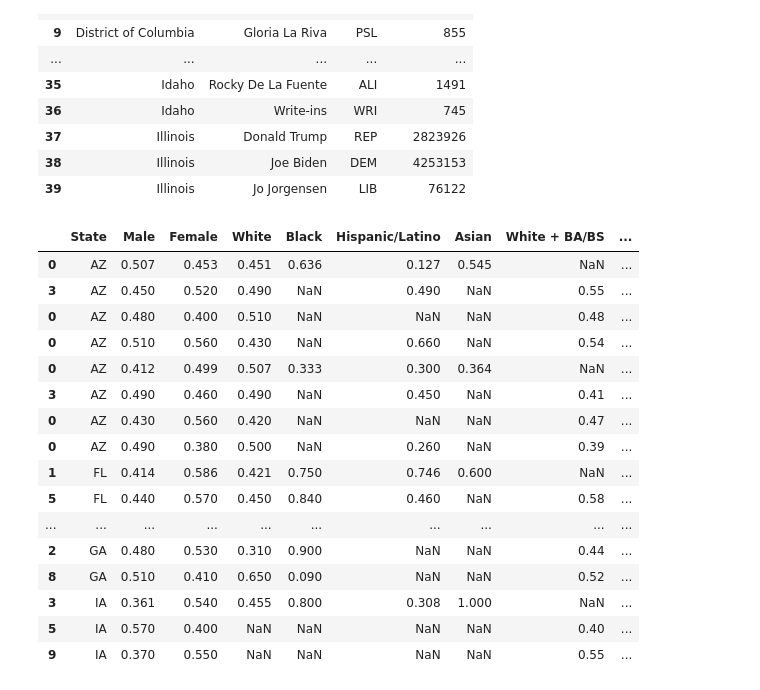
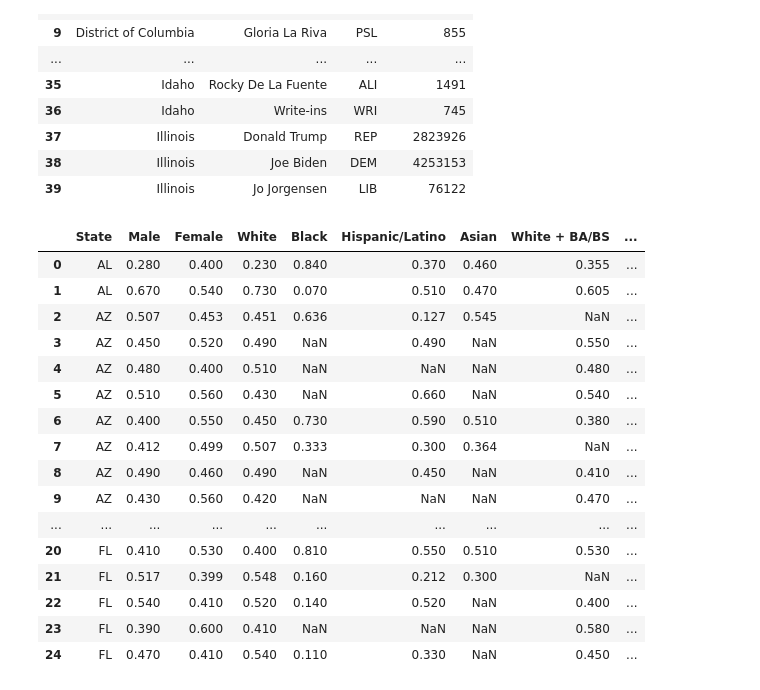
Before and after one commit to jakeypakey/ECE143, a Jupyter notebook: 2020 Election Analysis.ipynb, the cells around one changed output. Cells and saved outputs as stored; diff of their text form; code cells hidden in the pictures.

Commit message:
pre-election polls in one df

```diff
--- a/2020 Election Analysis.ipynb
+++ b/2020 Election Analysis.ipynb
@@ -44,22 +44,22 @@ stateTotalsThird.head(40)
 | 38 | Illinois | Joe Biden | DEM | 4253153 |
 | 39 | Illinois | Jo Jorgensen | LIB | 76122 |
 # %%
-processing.readPolls().head(25)
+processing.readPreElectionPolls().head(25)
 # %% [output]
 |  | State | Male | Female | White | Black | Hispanic/Latino | Asian | White + BA/BS | ... |
-| 0 | AZ | 0.507 | 0.453 | 0.451 | 0.636 | 0.127 | 0.545 | NaN | ... |
-| 3 | AZ | 0.450 | 0.520 | 0.490 | NaN | 0.490 | NaN | 0.55 | ... |
-| 0 | AZ | 0.480 | 0.400 | 0.510 | NaN | NaN | NaN | 0.48 | ... |
-| 0 | AZ | 0.510 | 0.560 | 0.430 | NaN | 0.660 | NaN | 0.54 | ... |
-| 0 | AZ | 0.412 | 0.499 | 0.507 | 0.333 | 0.300 | 0.364 | NaN | ... |
-| 3 | AZ | 0.490 | 0.460 | 0.490 | NaN | 0.450 | NaN | 0.41 | ... |
-| 0 | AZ | 0.430 | 0.560 | 0.420 | NaN | NaN | NaN | 0.47 | ... |
-| 0 | AZ | 0.490 | 0.380 | 0.500 | NaN | 0.260 | NaN | 0.39 | ... |
-| 1 | FL | 0.414 | 0.586 | 0.421 | 0.750 | 0.746 | 0.600 | NaN | ... |
-| 5 | FL | 0.440 | 0.570 | 0.450 | 0.840 | 0.460 | NaN | 0.58 | ... |
+| 0 | AL | 0.280 | 0.400 | 0.230 | 0.840 | 0.370 | 0.460 | 0.355 | ... |
+| 1 | AL | 0.670 | 0.540 | 0.730 | 0.070 | 0.510 | 0.470 | 0.605 | ... |
+| 2 | AZ | 0.507 | 0.453 | 0.451 | 0.636 | 0.127 | 0.545 | NaN | ... |
+| 3 | AZ | 0.450 | 0.520 | 0.490 | NaN | 0.490 | NaN | 0.550 | ... |
+| 4 | AZ | 0.480 | 0.400 | 0.510 | NaN | NaN | NaN | 0.480 | ... |
+| 5 | AZ | 0.510 | 0.560 | 0.430 | NaN | 0.660 | NaN | 0.540 | ... |
+| 6 | AZ | 0.400 | 0.550 | 0.450 | 0.730 | 0.590 | 0.510 | 0.380 | ... |
+| 7 | AZ | 0.412 | 0.499 | 0.507 | 0.333 | 0.300 | 0.364 | NaN | ... |
+| 8 | AZ | 0.490 | 0.460 | 0.490 | NaN | 0.450 | NaN | 0.410 | ... |
+| 9 | AZ | 0.430 | 0.560 | 0.420 | NaN | NaN | NaN | 0.470 | ... |
 | ... | ... | ... | ... | ... | ... | ... | ... | ... | ... |
-| 2 | GA | 0.480 | 0.530 | 0.310 | 0.900 | NaN | NaN | 0.44 | ... |
-| 8 | GA | 0.510 | 0.410 | 0.650 | 0.090 | NaN | NaN | 0.52 | ... |
-| 3 | IA | 0.361 | 0.540 | 0.455 | 0.800 | 0.308 | 1.000 | NaN | ... |
-| 5 | IA | 0.570 | 0.400 | NaN | NaN | NaN | NaN | 0.40 | ... |
-| 9 | IA | 0.370 | 0.550 | NaN | NaN | NaN | NaN | 0.55 | ... |
+| 20 | FL | 0.410 | 0.530 | 0.400 | 0.810 | 0.550 | 0.510 | 0.530 | ... |
+| 21 | FL | 0.517 | 0.399 | 0.548 | 0.160 | 0.212 | 0.300 | NaN | ... |
+| 22 | FL | 0.540 | 0.410 | 0.520 | 0.140 | 0.520 | NaN | 0.400 | ... |
+| 23 | FL | 0.390 | 0.600 | 0.410 | NaN | NaN | NaN | 0.580 | ... |
+| 24 | FL | 0.470 | 0.410 | 0.540 | 0.110 | 0.330 | NaN | 0.450 | ... |
```
Also changed, not shown: 4 other files.
